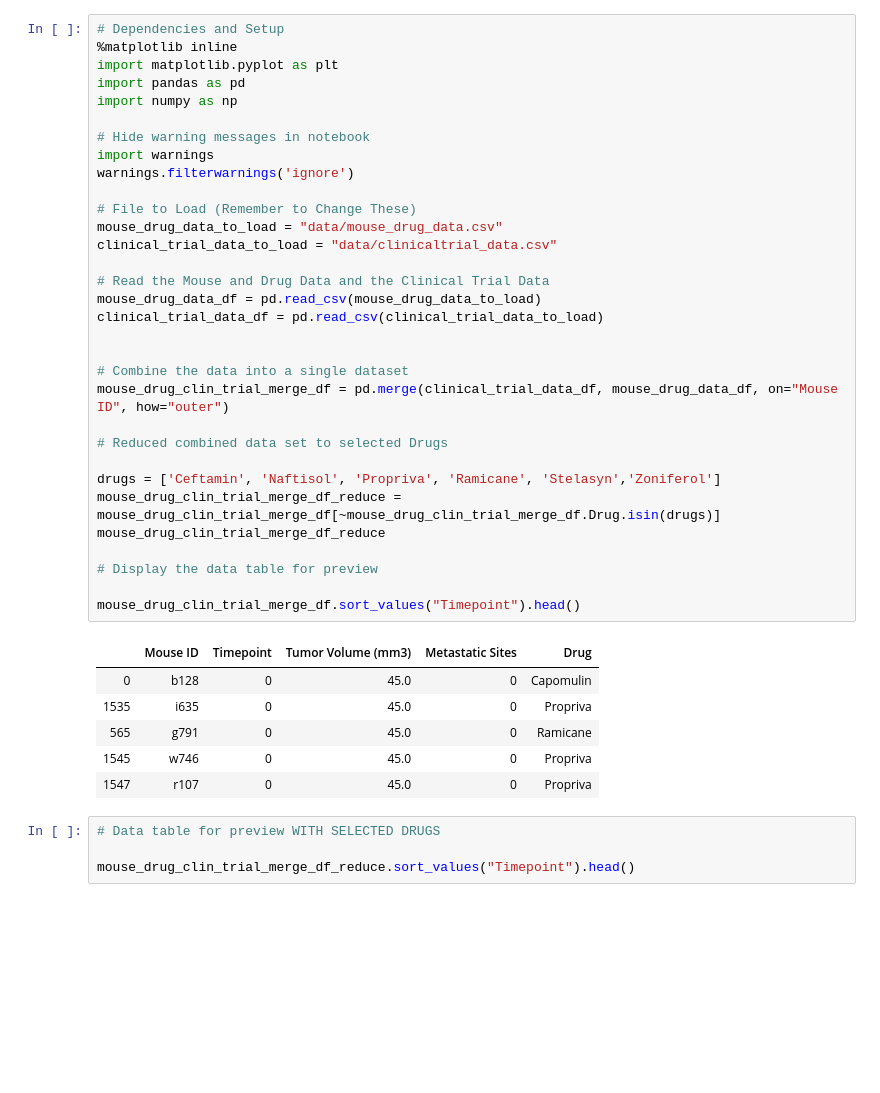
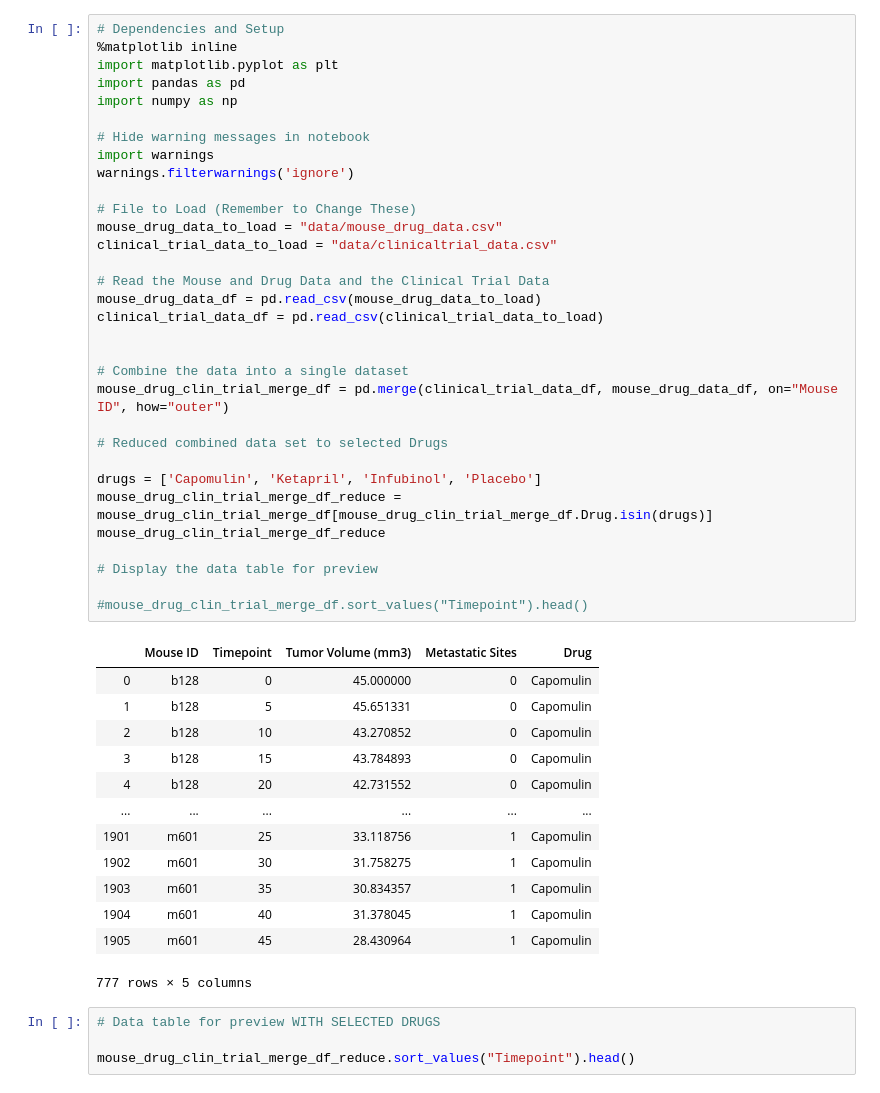
Before and after one commit to jbell69/matplotlib-challenge, a Jupyter notebook: Pymaceuticals/pymaceuticals_starter.ipynb, the cells around one changed output. Cells and saved outputs as stored; diff of their text form; blank space fills up the shorter version.

```diff
--- a/Pymaceuticals/pymaceuticals_starter.ipynb
+++ b/Pymaceuticals/pymaceuticals_starter.ipynb
@@ -2,41 +2,48 @@
 # Dependencies and Setup
 %matplotlib inline
 import matplotlib.pyplot as plt
 import pandas as pd
 import numpy as np
 
 # Hide warning messages in notebook
 import warnings
 warnings.filterwarnings('ignore')
 
 # File to Load (Remember to Change These)
 mouse_drug_data_to_load = "data/mouse_drug_data.csv"
 clinical_trial_data_to_load = "data/clinicaltrial_data.csv"
 
 # Read the Mouse and Drug Data and the Clinical Trial Data
 mouse_drug_data_df = pd.read_csv(mouse_drug_data_to_load)
 clinical_trial_data_df = pd.read_csv(clinical_trial_data_to_load)
 
 
 # Combine the data into a single dataset
 mouse_drug_clin_trial_merge_df = pd.merge(clinical_trial_data_df, mouse_drug_data_df, on="Mouse ID", how="outer")
 
 # Reduced combined data set to selected Drugs
 
-drugs = ['Ceftamin', 'Naftisol', 'Propriva', 'Ramicane', 'Stelasyn','Zoniferol']
-mouse_drug_clin_trial_merge_df_reduce = mouse_drug_clin_trial_merge_df[~mouse_drug_clin_trial_merge_df.Drug.isin(drugs)]
+drugs = ['Capomulin', 'Ketapril', 'Infubinol', 'Placebo']
+mouse_drug_clin_trial_merge_df_reduce = mouse_drug_clin_trial_merge_df[mouse_drug_clin_trial_merge_df.Drug.isin(drugs)]
 mouse_drug_clin_trial_merge_df_reduce
 
 # Display the data table for preview
 
-mouse_drug_clin_trial_merge_df.sort_values("Timepoint").head()
+#mouse_drug_clin_trial_merge_df.sort_values("Timepoint").head()
 # %% [output]
 |  | Mouse ID | Timepoint | Tumor Volume (mm3) | Metastatic Sites | Drug |
-| 0 | b128 | 0 | 45.0 | 0 | Capomulin |
-| 1535 | i635 | 0 | 45.0 | 0 | Propriva |
-| 565 | g791 | 0 | 45.0 | 0 | Ramicane |
-| 1545 | w746 | 0 | 45.0 | 0 | Propriva |
-| 1547 | r107 | 0 | 45.0 | 0 | Propriva |
+| 0 | b128 | 0 | 45.000000 | 0 | Capomulin |
+| 1 | b128 | 5 | 45.651331 | 0 | Capomulin |
+| 2 | b128 | 10 | 43.270852 | 0 | Capomulin |
+| 3 | b128 | 15 | 43.784893 | 0 | Capomulin |
+| 4 | b128 | 20 | 42.731552 | 0 | Capomulin |
+| ... | ... | ... | ... | ... | ... |
+| 1901 | m601 | 25 | 33.118756 | 1 | Capomulin |
+| 1902 | m601 | 30 | 31.758275 | 1 | Capomulin |
+| 1903 | m601 | 35 | 30.834357 | 1 | Capomulin |
+| 1904 | m601 | 40 | 31.378045 | 1 | Capomulin |
+| 1905 | m601 | 45 | 28.430964 | 1 | Capomulin |
+777 rows × 5 columns
 # %%
 # Data table for preview WITH SELECTED DRUGS
 
```
Also changed, not shown: parts of 3 cells of this notebook, 2 other files.
